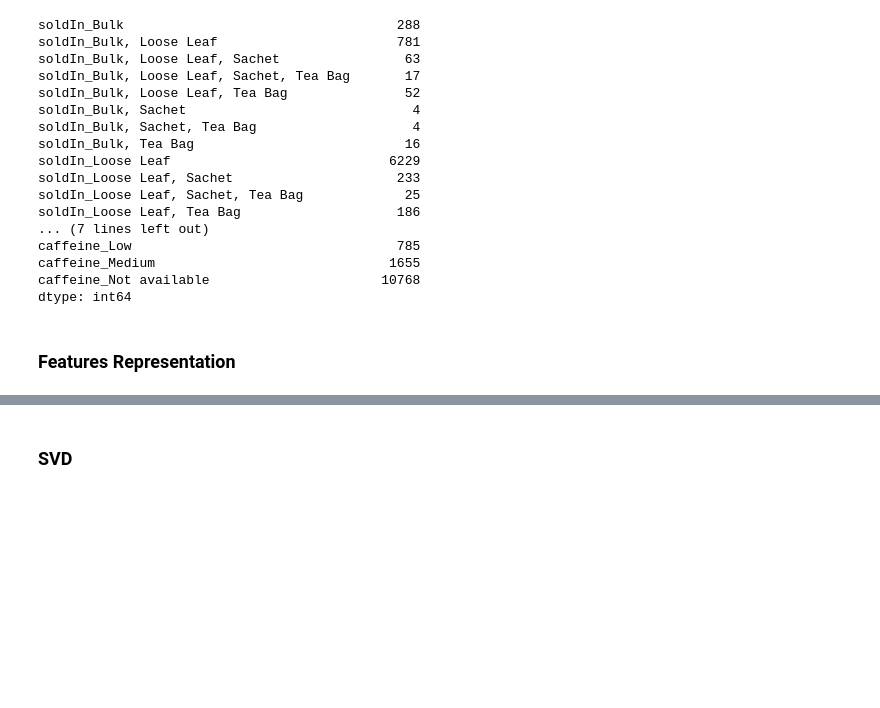
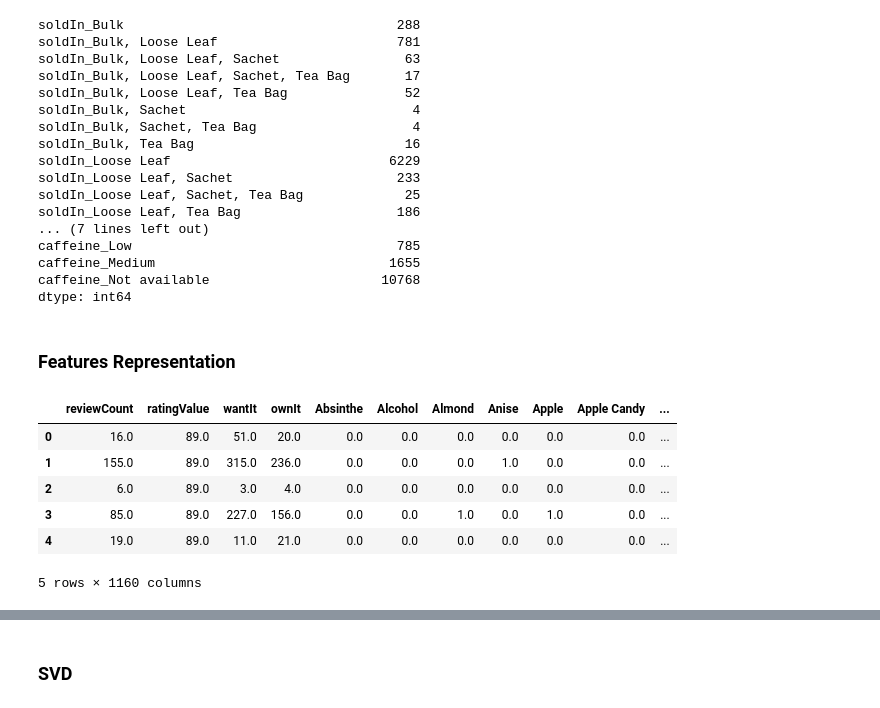
Before and after one commit to donovanOng/cs4300-noveltea, a Jupyter notebook: data/dummy encoding.ipynb, the cells around one changed output, grey strips where cells are left out. Saved outputs shown, nothing was run; the diff lists cells and outputs as text; code cells hidden in the pictures; blank space fills up the shorter version.

```diff
--- a/data/dummy encoding.ipynb
+++ b/data/dummy encoding.ipynb
@@ -272,0 +235,10 @@ tea_df_dummy = pd.concat([flavor_df, teaType_dummy, ingredients_dummy,\
+# %%
+tea_df_dummy.head()
+# %% [output]
+|  | reviewCount | ratingValue | wantIt | ownIt | Absinthe | Alcohol | Almond | Anise | Apple | Apple Candy | ... |
+| 0 | 16.0 | 89.0 | 51.0 | 20.0 | 0.0 | 0.0 | 0.0 | 0.0 | 0.0 | 0.0 | ... |
+| 1 | 155.0 | 89.0 | 315.0 | 236.0 | 0.0 | 0.0 | 0.0 | 1.0 | 0.0 | 0.0 | ... |
+| 2 | 6.0 | 89.0 | 3.0 | 4.0 | 0.0 | 0.0 | 0.0 | 0.0 | 0.0 | 0.0 | ... |
+| 3 | 85.0 | 89.0 | 227.0 | 156.0 | 0.0 | 0.0 | 1.0 | 0.0 | 1.0 | 0.0 | ... |
+| 4 | 19.0 | 89.0 | 11.0 | 21.0 | 0.0 | 0.0 | 0.0 | 0.0 | 0.0 | 0.0 | ... |
+5 rows × 1160 columns
```
Also changed, not shown: parts of 30 cells of this notebook.
